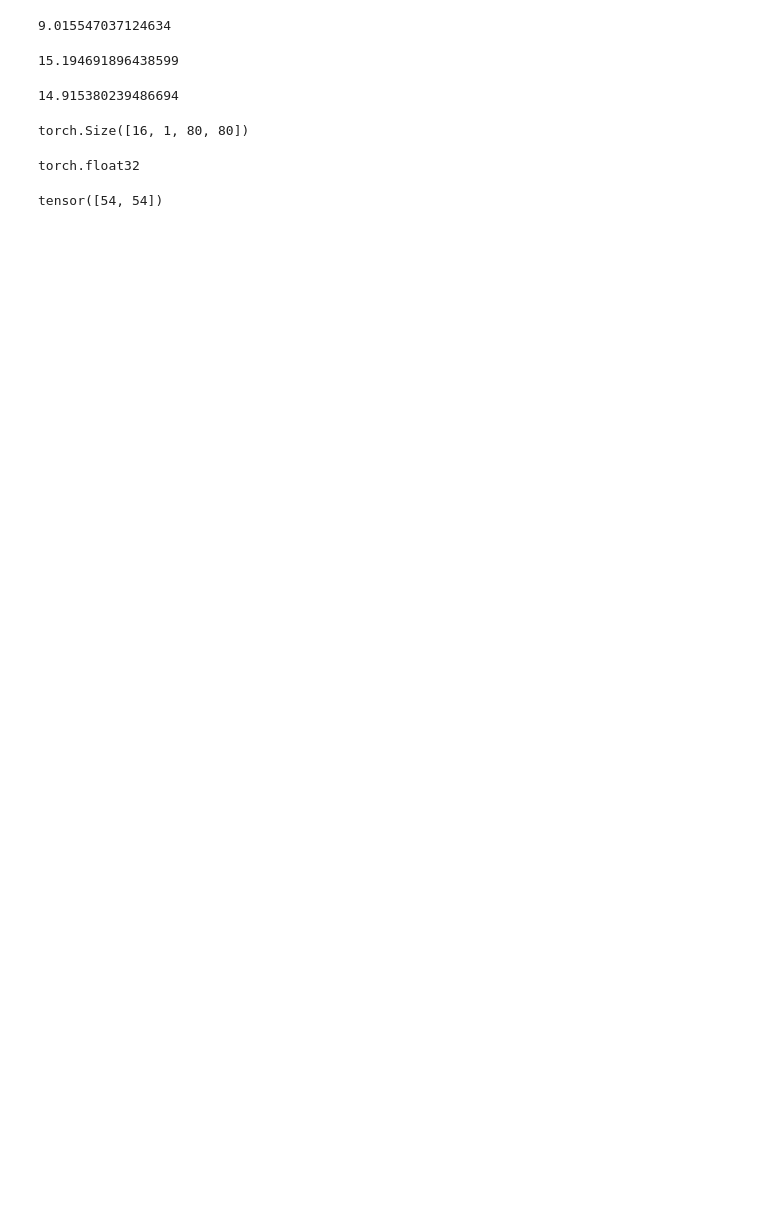
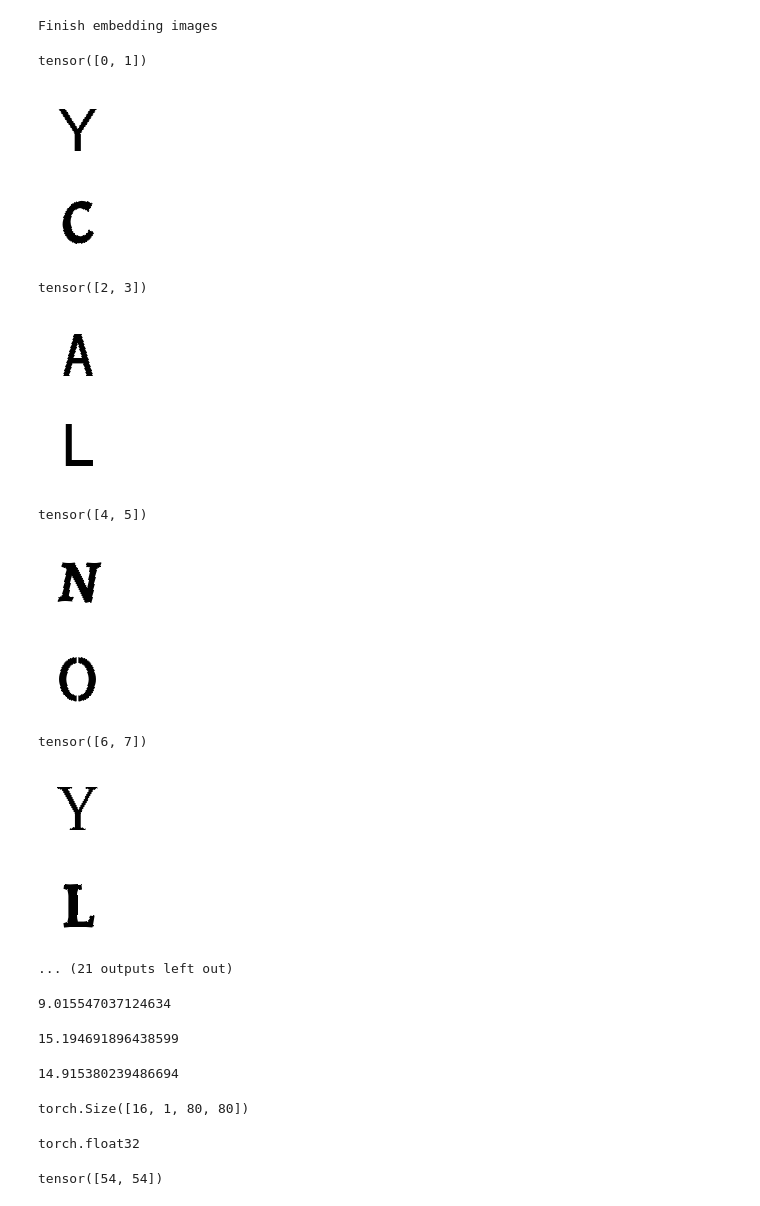
Before and after one commit to yukistavailable/DG-Font, a Jupyter notebook: sample.ipynb, the cells around one changed output. Saved outputs shown, nothing was run; the diff lists cells and outputs as text; code cells hidden in the pictures; blank space fills up the shorter version.

```diff
--- a/sample.ipynb
+++ b/sample.ipynb
@@ -11,3 +15,52 @@ from tqdm import tqdm
+# %%
+img_size = 80
+input_ch = 1
+if input_ch == 1:
+    mean = [0.5]
+    std = [0.5]
+else:
+    mean = [0.5, 0.5, 0.5]
+    std = [0.5, 0.5, 0.5]
+
+normalize = transforms.Normalize(mean=mean, std=std)
+transform = Compose([transforms.Resize((img_size, img_size)),
+                             transforms.ToTensor(),
+                             normalize])
+root_path = '../grayscale_images_200/'
+data_path = '../gwfonts-images-DG-Font/'
+# %%
+dataset = DatasetForCLIPEmbeddedImage(root_path, data_path, clip_model, clip_preprocess=clip_preprocess, transform=transform, input_ch=input_ch)
+# %% [output]
+Finish embedding images
+# %%
+data_loader = DataLoader(dataset, batch_size=2, shuffle=False, num_workers=0, pin_memory=True)
+# %%
+it = iter(data_loader)
+embedded_image, image, label = next(it)
+# %%
+count = 0
+for batch in data_loader:
+    embedded_image, image, label = batch
+    print(label)
+    display(to_pil_image(image[0]))
+    display(to_pil_image(image[1]))
+    count += 1
+    if count > 10:
+        break
+# %% [output]
+tensor([0, 1])
+[figure, added]
+[figure, added]
+tensor([2, 3])
+[figure, added]
+[figure, added]
+tensor([4, 5])
+[figure, added]
+[figure, added]
+tensor([6, 7])
+[figure, added]
+[figure, added]
+... (21 outputs left out)
 # %%
 mean = [0.5]
 std = [0.5]
```
Also changed, not shown: parts of 1 cell of this notebook, 5 other files.
